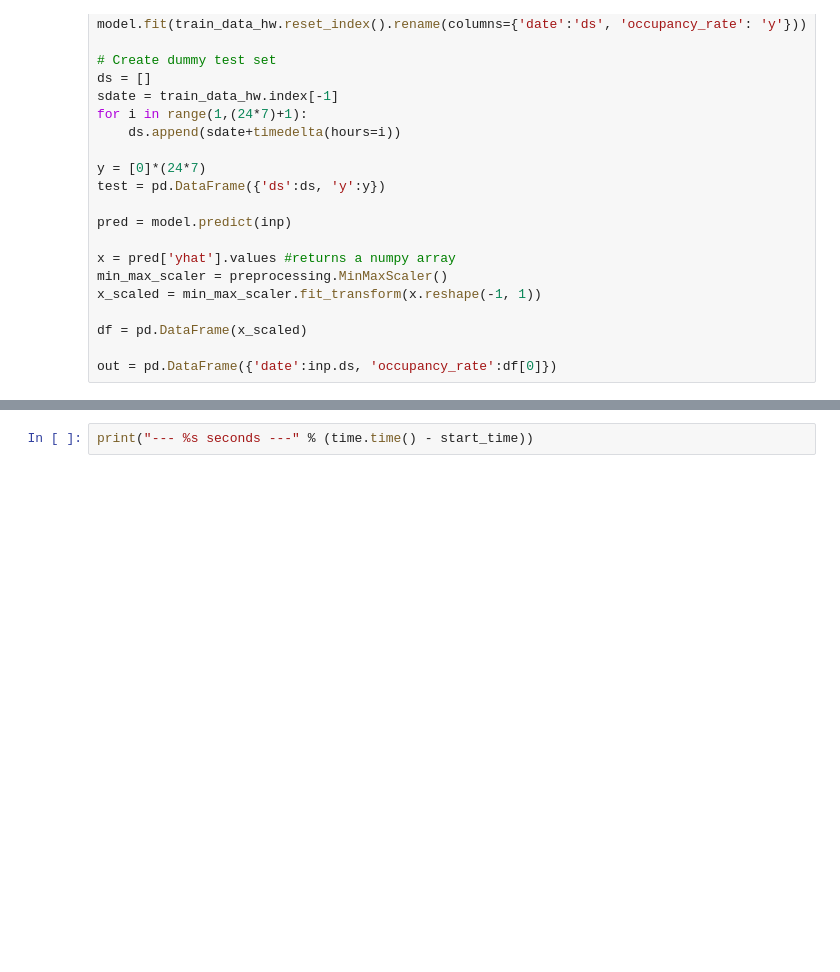
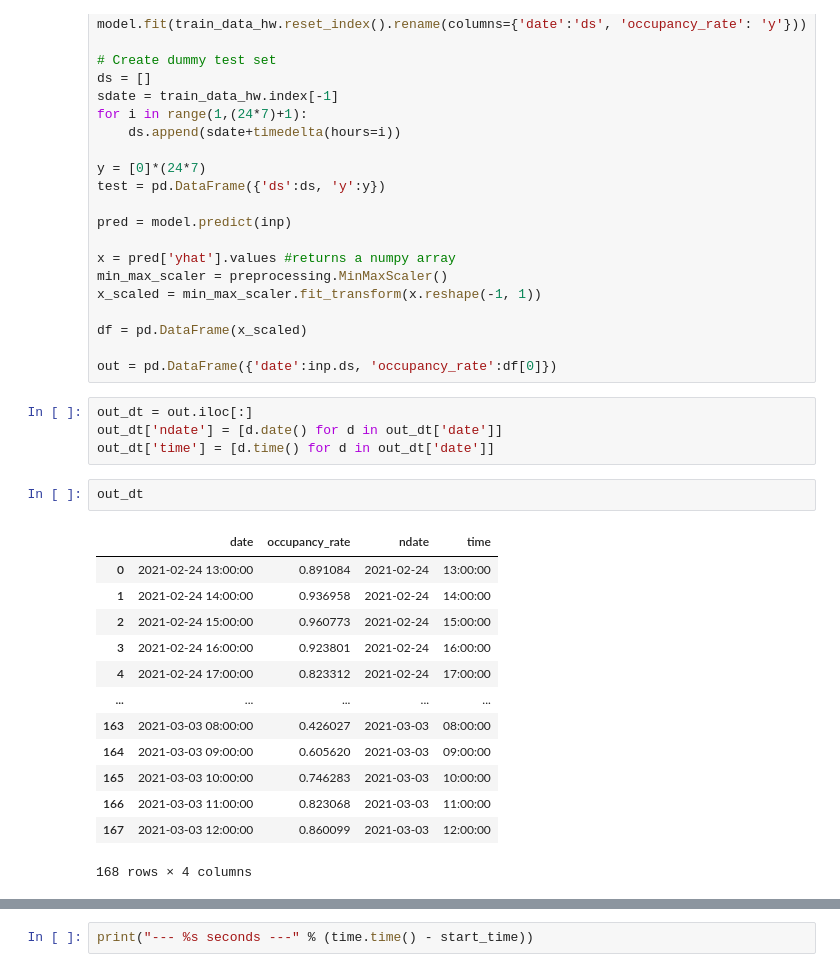
Before and after one commit to christopherkindl/start-hack-2021, a Jupyter notebook: 01_ml/ml_model_prediction.ipynb, the cells around one changed output, grey strips where cells are left out. Drawn from its saved outputs; the diff is of its cells as text; blank space fills up the shorter version.

```diff
--- a/01_ml/ml_model_prediction.ipynb
+++ b/01_ml/ml_model_prediction.ipynb
@@ -183,3 +183,23 @@ x_scaled = min_max_scaler.fit_transform(x.reshape(-1, 1))
 df = pd.DataFrame(x_scaled)
 
 out = pd.DataFrame({'date':inp.ds, 'occupancy_rate':df[0]})
+# %%
+out_dt = out.iloc[:]
+out_dt['ndate'] = [d.date() for d in out_dt['date']]
+out_dt['time'] = [d.time() for d in out_dt['date']]
+# %%
+out_dt
+# %% [output]
+|  | date | occupancy_rate | ndate | time |
+| 0 | 2021-02-24 13:00:00 | 0.891084 | 2021-02-24 | 13:00:00 |
+| 1 | 2021-02-24 14:00:00 | 0.936958 | 2021-02-24 | 14:00:00 |
+| 2 | 2021-02-24 15:00:00 | 0.960773 | 2021-02-24 | 15:00:00 |
+| 3 | 2021-02-24 16:00:00 | 0.923801 | 2021-02-24 | 16:00:00 |
+| 4 | 2021-02-24 17:00:00 | 0.823312 | 2021-02-24 | 17:00:00 |
+| ... | ... | ... | ... | ... |
+| 163 | 2021-03-03 08:00:00 | 0.426027 | 2021-03-03 | 08:00:00 |
+| 164 | 2021-03-03 09:00:00 | 0.605620 | 2021-03-03 | 09:00:00 |
+| 165 | 2021-03-03 10:00:00 | 0.746283 | 2021-03-03 | 10:00:00 |
+| 166 | 2021-03-03 11:00:00 | 0.823068 | 2021-03-03 | 11:00:00 |
+| 167 | 2021-03-03 12:00:00 | 0.860099 | 2021-03-03 | 12:00:00 |
+168 rows × 4 columns
```
Also changed, not shown: parts of 1 cell of this notebook, 1 other file.
